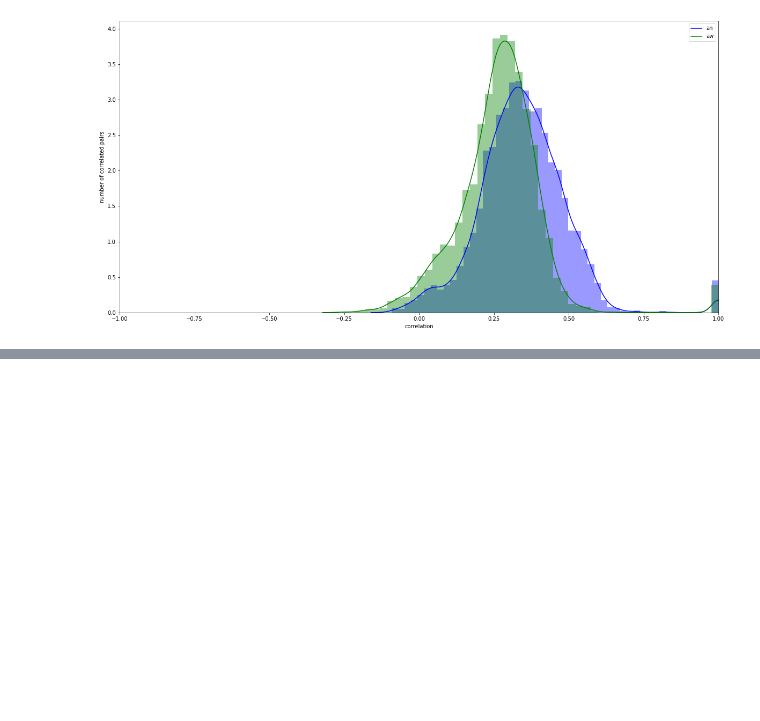
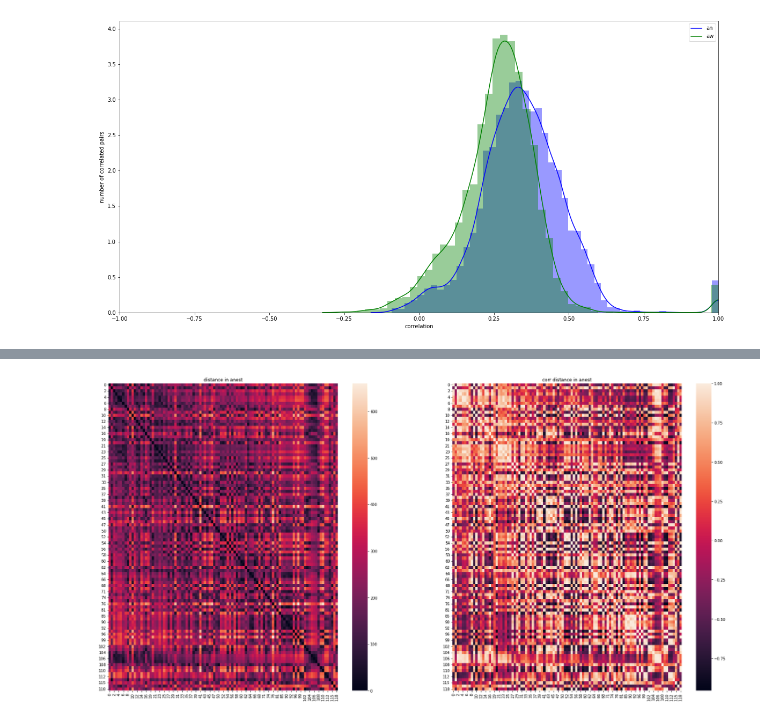
Before and after one commit to nedeljkovicmajaa/LMU_neuroscience, a Jupyter notebook: noise_correlation.ipynb, the cells around one changed output, grey strips where cells are left out. Saved outputs shown, nothing was run; the diff lists cells and outputs as text; code cells hidden in the pictures; blank space fills up the shorter version.

Commit message:
correlation of positions (matrices, plots)

```diff
--- a/noise_correlation.ipynb
+++ b/noise_correlation.ipynb
@@ -319,0 +319,81 @@ roi_load = sio.loadmat('C:/Users/m.nedeljkovic/Desktop/allROIPositions.mat')['al
+# %%
+#distances in awake and anestatized state are simmilar, so the plot shows only the anestatized state
+
+#lenghts of each trial
+index = [0, 118, 88, 100, 98, 109, 78, 121, 76, 113, 97, 112, 118]
+
+for trial in range(1,len(index)):
+
+    index[trial] = index[trial] + index[trial-1]
+    dat_tr = mat_load[index[trial-1] : index[trial]+1, :, :, 0, :, :]
+    pos_tr = roi_load[index[trial-1] : index[trial]+1, :, :, :]
+
+    #choose state
+    dat_stan = dat_tr[:, 0, :, :, :]
+    dat_staw = dat_tr[:, 1, :, :, :]
+    pos_stan = pos_tr[:, :, 0, :]
+    pos_staw = pos_tr[:, :, 1, :]
+
+    for sesion in range(4):
+
+        f,(ax1,ax2) = plt.subplots(1,2,sharey=False,figsize=(30, 15))
+
+        #choose session
+        dat_sean = dat_stan[:, sesion, :, :]
+        dat_seaw = dat_staw[:, sesion, :, :]
+        pos_sean = pos_stan[:, :, sesion]
+        pos_seaw = pos_staw[:, :, sesion]
+
+        #make dict to convert to dataframe
+        dat_dict_an = {}
+        dat_dict_aw = {}
+
+        for matrix in range(np.shape(dat_sean)[0]):
+            dat_dict_an[matrix] = dat_sean[matrix].flatten()
+            dat_dict_aw[matrix] = dat_seaw[matrix].flatten()
+
+        dat_df_an = pd.DataFrame(dat_dict_an, index=None).astype(float)
+        dat_df_aw = pd.DataFrame(dat_dict_aw, index=None).astype(float)
+
+        #exclude the rows/columns which index is not in the other dataframe
+        df_corr_an = dat_df_an.corr().dropna(how='all', axis=1).dropna(how='all', axis=0)
+        df_corr_aw = dat_df_aw.corr().dropna(how='all', axis=1).dropna(how='all', axis=0)
+
+        #for activity correlation
+        mask = df_corr_aw.index.isin(df_corr_an.index)
+        df_corr_aw = df_corr_aw.loc[mask]
+        mask = df_corr_an.index.isin(df_corr_aw.index)
+        df_corr_an = df_corr_an.loc[mask]
+        mask = []
+        for x in df_corr_an.columns:
+            if x not in df_corr_aw.columns:
+                mask.append(x)
+        df_corr_an = df_corr_an.drop(columns=mask)
+        mask = []
+        for x in df_corr_aw.columns:
+            if x not in df_corr_an.columns:
+                mask.append(x)
+        df_corr_aw = df_corr_aw.drop(columns=mask)
+
+        df_corr_an_pos = pd.DataFrame(index=df_corr_an.index, columns=df_corr_an.columns)
+
+        for i in df_corr_an.index:
+            for j in df_corr_an.columns:
+                df_corr_an_pos.loc[i, j] = np.sqrt((pos_sean[i, 0]-pos_sean[j,0])**2 + (pos_sean[i, 1]-pos_sean[j,1])**2)
+
+        df_corr_an_pos = pd.DataFrame(df_corr_an_pos, index=None).astype(float)
+        df_corr_an_pos1 = df_corr_an_pos.corr().dropna(how='all', axis=1).dropna(how='all', axis=0)
+
+
+        ax1.set_title('distance in anest')
+        ax2.set_title('corr distance in anest')
+
+
+        #plot the correlation matrix
+        sns.heatmap(df_corr_an_pos, ax=ax1)
+        sns.heatmap(df_corr_an_pos1, ax=ax2)
+
+        break
+    break
+# %% [output]
+[figure, added]
```
Also changed, not shown: parts of 6 cells of this notebook.
